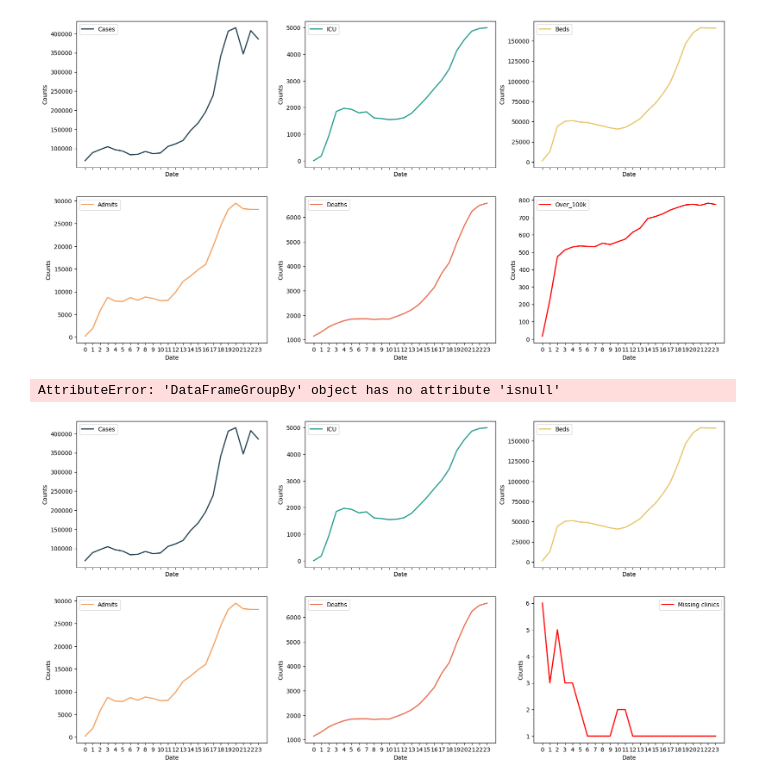
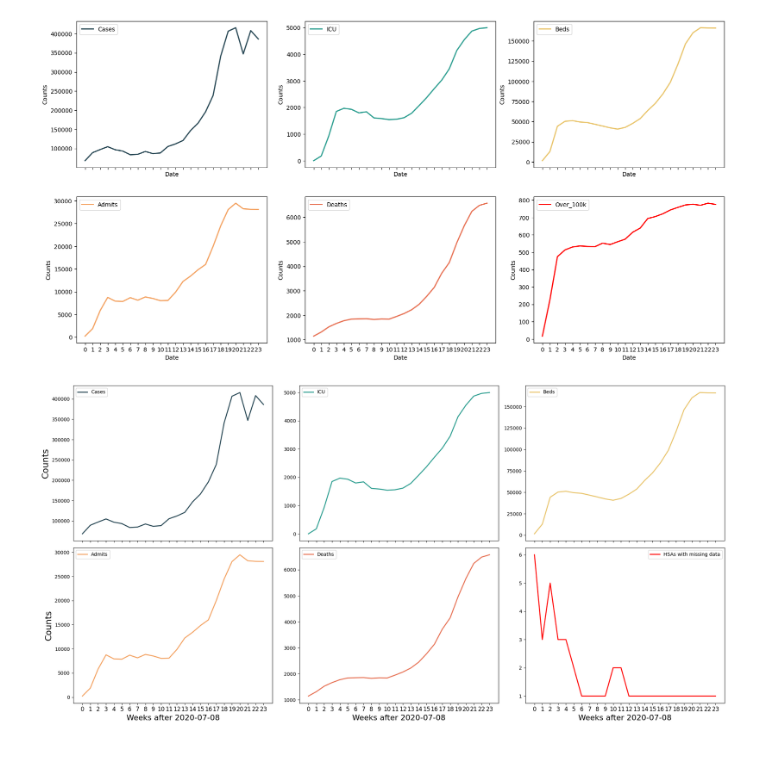
Before and after one commit to RachelMurray-Watson/COVID_forecasting, a Jupyter notebook: Plots_of_data.ipynb, the cells around one changed output. Saved outputs shown, nothing was run; the diff lists cells and outputs as text; code cells hidden in the pictures; blank space fills up the shorter version.

Commit message:
fixed aesthetics of graph

```diff
--- a/Plots_of_data.ipynb
+++ b/Plots_of_data.ipynb
@@ -65,37 +80,45 @@ for column in columns_to_plot:
 plt.show()
 # %% [output]
 [figure]
-# %%
-weekly_groups.isnull().sum(axis=1)
-# %% [output]
-AttributeError: 'DataFrameGroupBy' object has no attribute 'isnull'
 # %%
 fig, axs = plt.subplots(2, 3, figsize=(20, 10), facecolor='w', edgecolor='k', sharex='all')
+axs = axs.ravel()
+
+axs[0].tick_params(axis='both', which='both', labelsize=10)
+axs[1].tick_params(axis='both', which='both', labelsize=10)
+axs[2].tick_params(axis='both', which='both', labelsize=10)
+axs[3].tick_params(axis='both', which='both', labelsize=10)
+axs[4].tick_params(axis='both', which='both', labelsize=10)
+axs[5].tick_params(axis='both', which='both', labelsize=10)
 
 columns_to_plot = ['cases_weekly', 'icu_weekly', 'beds_weekly', 'admits_weekly', 'deaths_weekly', 'beds_over_15_100k']
 labels = ['Cases', 'ICU', 'Beds', 'Admits', 'Deaths', 'Over_100k']
 colours =['#264653', '#2a9d8f', '#e9c46a', '#f4a261', '#e76f51', 'red']
 weekly_groups = data_by_HSA.groupby('date')
 i = 0
-axs = axs.ravel()
 
+axs[0].set_ylabel("Counts", fontsize = 18)
+axs[3].set_ylabel("Counts", fontsize = 18)
+axs[3].set_xlabel("Weeks after 2020-07-08", fontsize = 16)
+axs[4].set_xlabel("Weeks after 2020-07-08", fontsize = 16)
+axs[5].set_xlabel("Weeks after 2020-07-08", fontsize = 16)
 for column in columns_to_plot:
     if column == 'beds_over_15_100k':
         missing_data_counts = weekly_groups.apply(lambda x: x['beds_weekly'].isnull().sum())
         axs[i].plot(weekly_groups['date'].first(), missing_data_counts,
-                    label='Missing clinics', color=colours[i], linewidth=2)
+                    label='HSAs with missing data', color=colours[i], linewidth=2)
     else:
         axs[i].plot(weekly_groups['date'].first(), weekly_groups[column].sum(),
                     label=labels[i], color=colours[i], linewidth=2)
 
     axs[i].legend()
-    axs[i].set_xlabel('Date')
-    axs[i].set_ylabel('Counts')
+
     axs[i].set_xticks(range(len(data_by_HSA['date'].unique())))
-    axs[i].set_xticklabels(labels=range(len(data_by_HSA['date'].unique())), rotation=0, fontsize=10)
+    axs[i].set_xticklabels(labels=range(len(data_by_HSA['date'].unique())), rotation=0, fontsize=12)
 
     i += 1
+plt.tight_layout()
 
-plt.show()
+plt.savefig('Graphs/Time_trends_July_December.png', dpi = 300)
 # %% [output]
-[figure, old version]
+[figure, new version]
```
Also changed, not shown: parts of 1 cell of this notebook, 1 other file.
